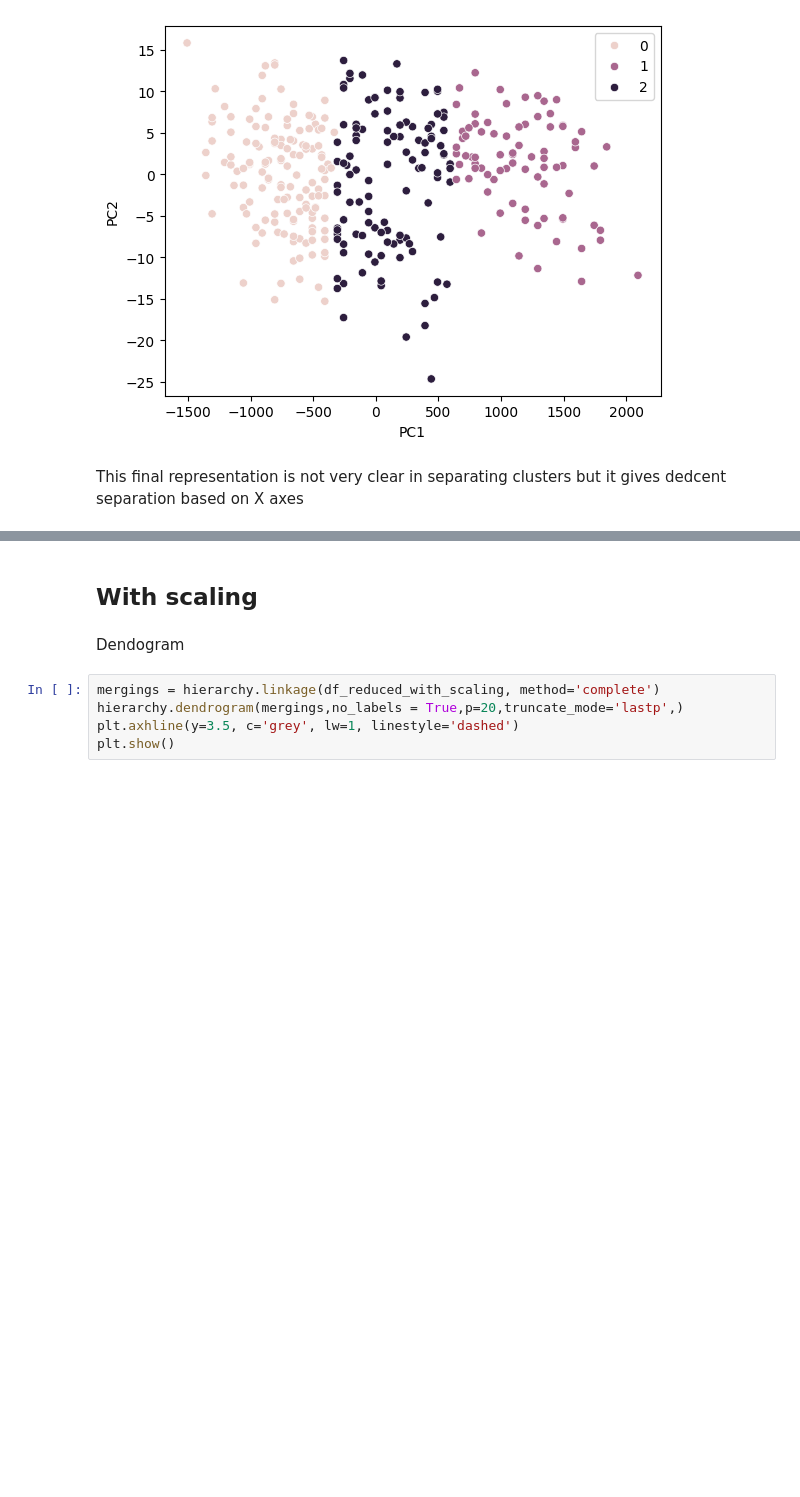
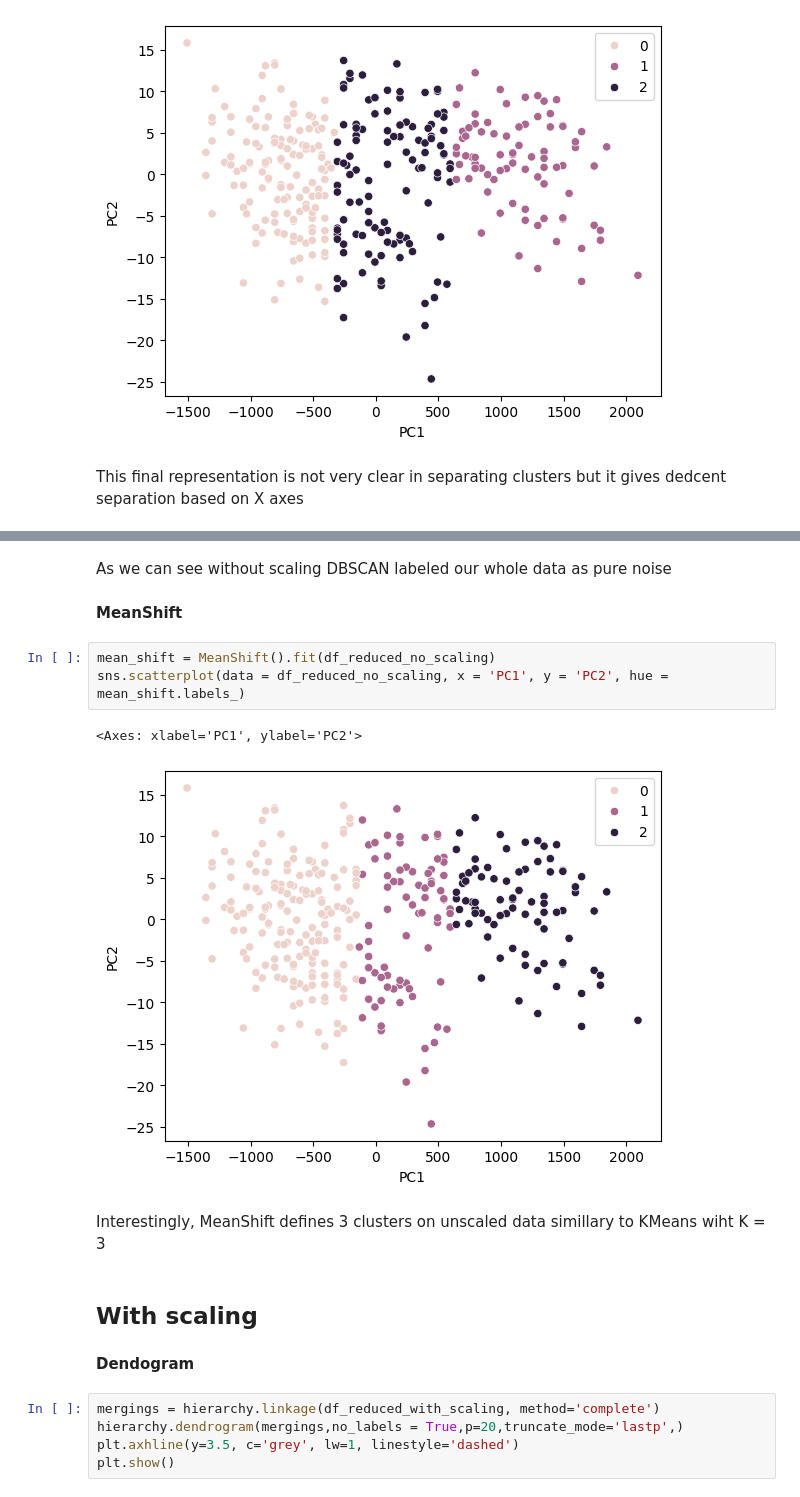
Before and after one commit to Bladwark/Penguins, a Jupyter notebook: penguins_type_analysis.ipynb, the cells around one changed output, grey strips where cells are left out. Cells and saved outputs as stored; diff of their text form; blank space fills up the shorter version.

```diff
--- a/penguins_type_analysis.ipynb
+++ b/penguins_type_analysis.ipynb
@@ -399,7 +409,19 @@ This final representation is not very clear in separating clusters but it gives
+# %% [markdown]
+As we can see without scaling DBSCAN labeled our whole data as pure noise
+# %% [markdown]
+**MeanShift**
+# %%
+mean_shift = MeanShift().fit(df_reduced_no_scaling)
+sns.scatterplot(data = df_reduced_no_scaling, x = 'PC1', y = 'PC2', hue = mean_shift.labels_)
+# %% [output]
+<Axes: xlabel='PC1', ylabel='PC2'>
+[figure, added]
+# %% [markdown]
+Interestingly, MeanShift defines 3 clusters on unscaled data simillary to KMeans wiht K = 3
 # %% [markdown]
 ## With scaling
-# %% [markdown]
-Dendogram
+# %% [markdown]
+**Dendogram**
 # %%
 mergings = hierarchy.linkage(df_reduced_with_scaling, method='complete')
 hierarchy.dendrogram(mergings,no_labels = True,p=20,truncate_mode='lastp',)
```
Also changed, not shown: parts of 11 cells of this notebook.
